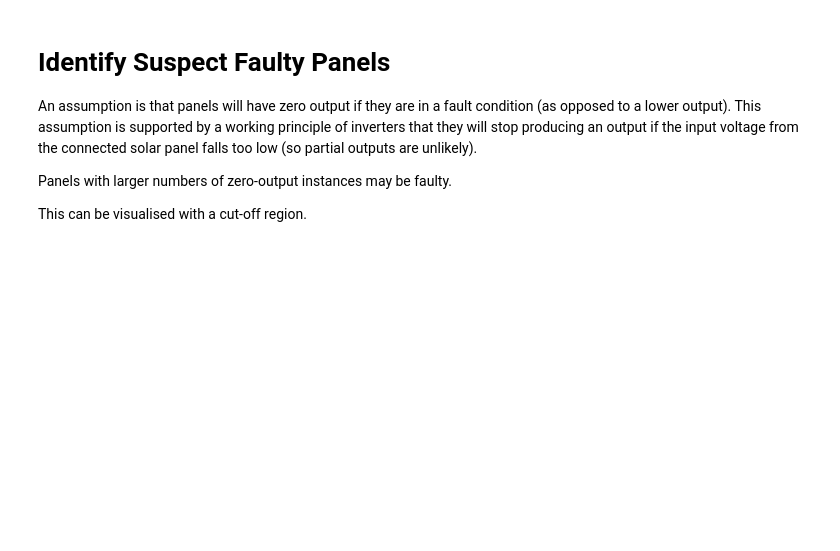
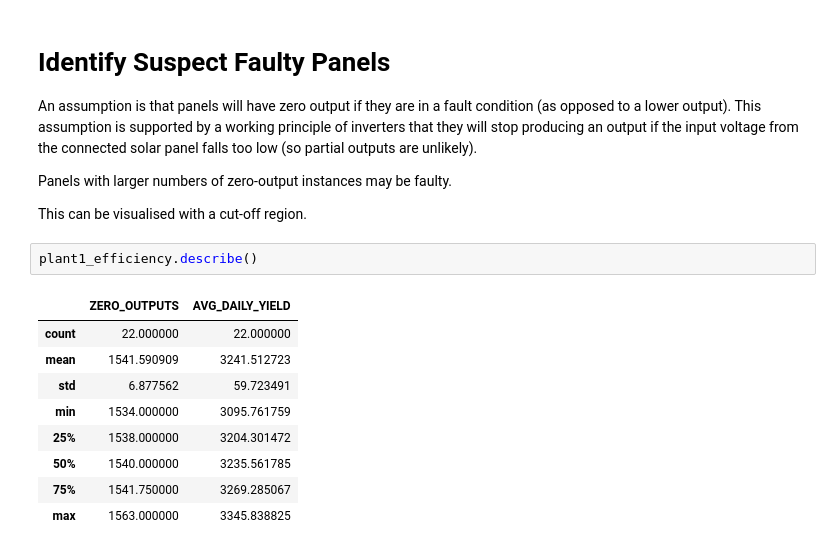
Before and after one commit to CloudforestTechnologies/solar-power-generation-project, a Jupyter notebook: Notebooks/2.0-pm-detecting-faulty-inverters.ipynb, the cells around one changed output. Cells and saved outputs as stored; diff of their text form; blank space fills up the shorter version.

```diff
--- a/Notebooks/2.0-pm-detecting-faulty-inverters.ipynb
+++ b/Notebooks/2.0-pm-detecting-faulty-inverters.ipynb
@@ -40,6 +40,18 @@ An assumption is that panels will have zero output if they are in a fault condit
 Panels with larger numbers of zero-output instances may be faulty.
 
 This can be visualised with a cut-off region.
+# %%
+plant1_efficiency.describe()
+# %% [output]
+|  | ZERO_OUTPUTS | AVG_DAILY_YIELD |
+| count | 22.000000 | 22.000000 |
+| mean | 1541.590909 | 3241.512723 |
+| std | 6.877562 | 59.723491 |
+| min | 1534.000000 | 3095.761759 |
+| 25% | 1538.000000 | 3204.301472 |
+| 50% | 1540.000000 | 3235.561785 |
+| 75% | 1541.750000 | 3269.285067 |
+| max | 1563.000000 | 3345.838825 |
 # %%
 
 # Count number of zero instances per cell
```
Also changed, not shown: parts of 1 cell of this notebook.
